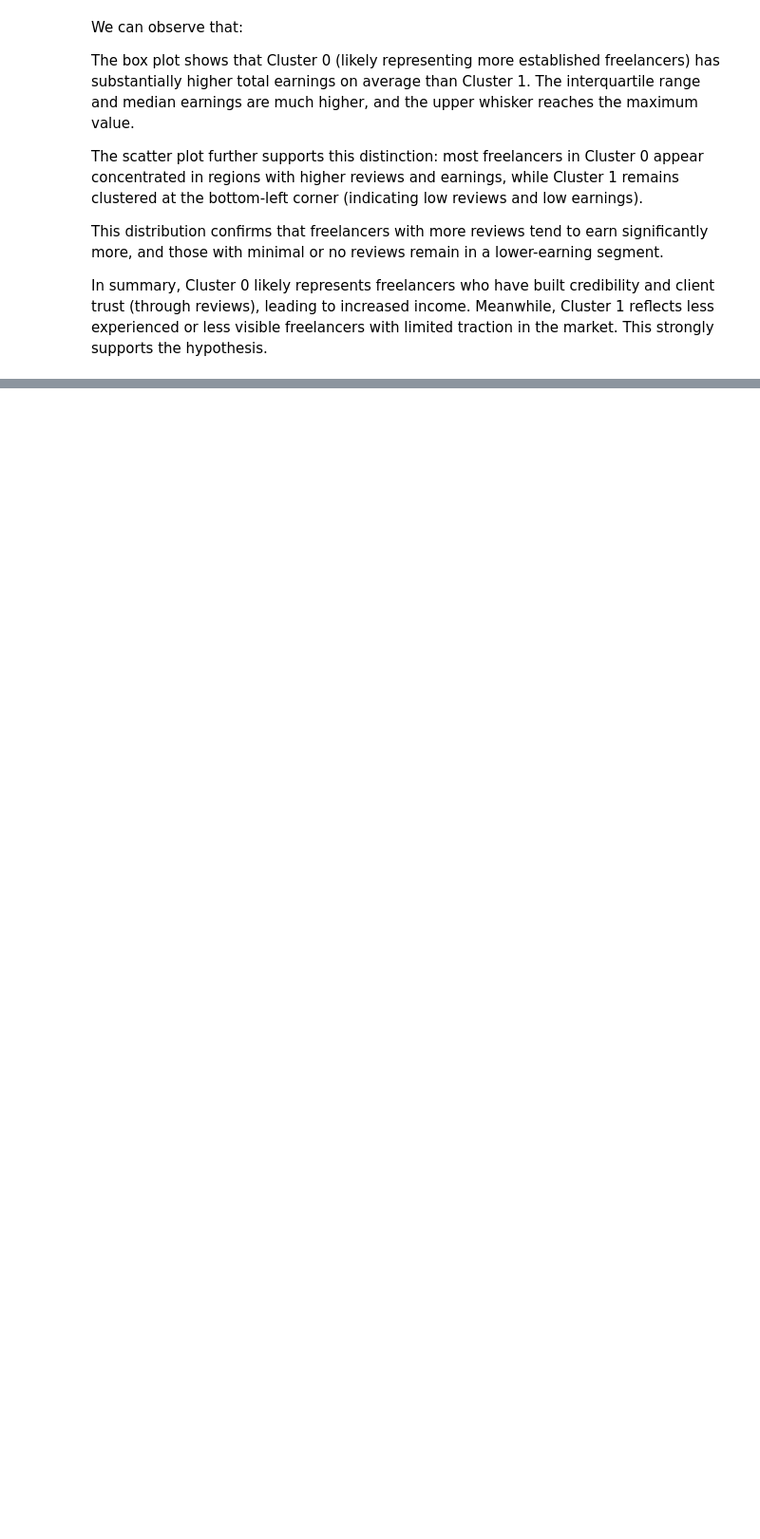
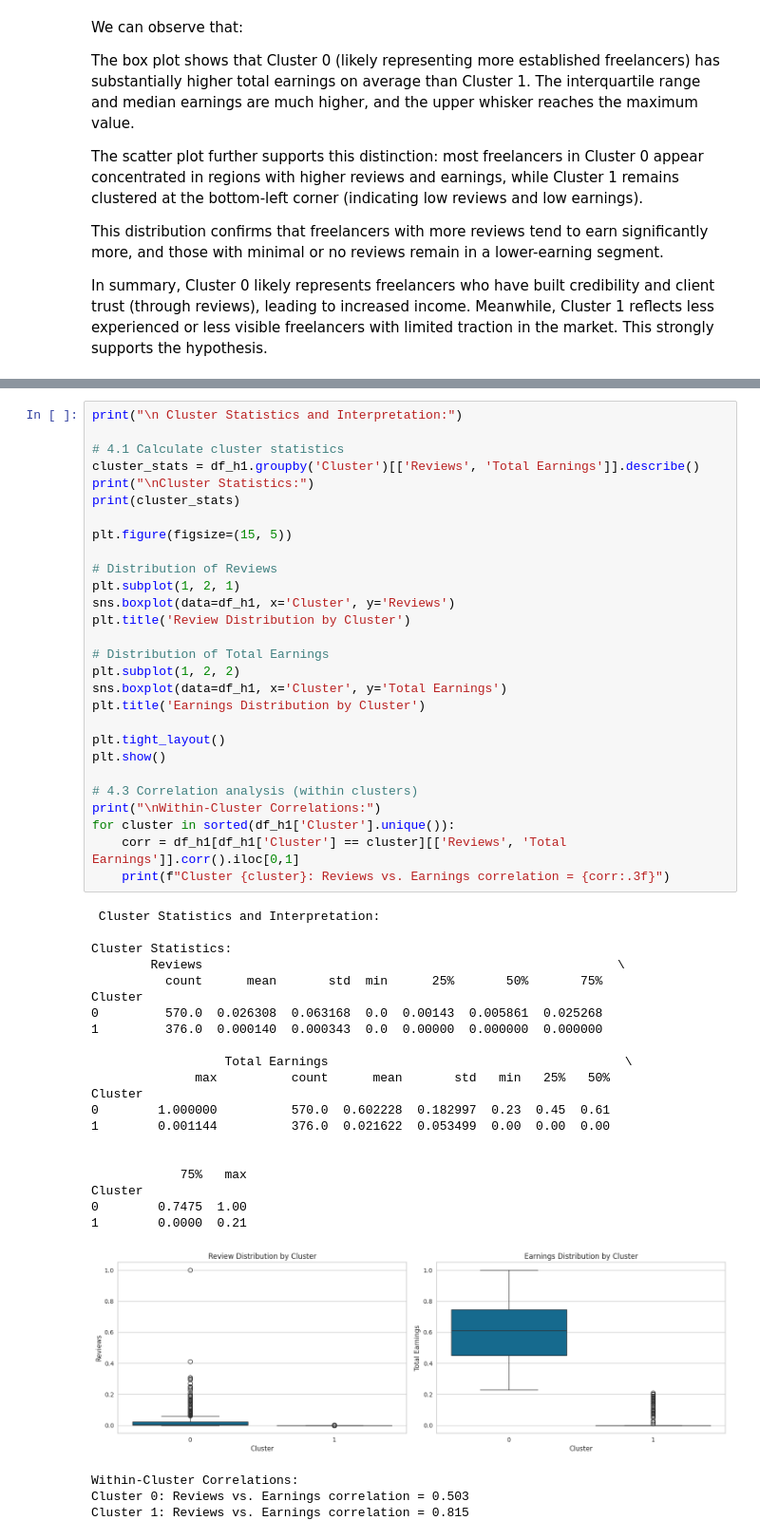
Before and after one commit to iRoseM/Freelancing-Trends--IT362, a Jupyter notebook: IT362_groub_6.ipynb, the cells around one changed output, grey strips where cells are left out. Shown at 95% size. Drawn from its saved outputs; the diff is of its cells as text; blank space fills up the shorter version.

```diff
--- a/IT362_groub_6.ipynb
+++ b/IT362_groub_6.ipynb
@@ -2369,0 +2386,53 @@ What It Means: Freelancers with more skills and higher earnings can be grouped,
+# %%
+print("\n Cluster Statistics and Interpretation:")
+
+# 4.1 Calculate cluster statistics
+cluster_stats = df_h1.groupby('Cluster')[['Reviews', 'Total Earnings']].describe()
+print("\nCluster Statistics:")
+print(cluster_stats)
+
+plt.figure(figsize=(15, 5))
+
+# Distribution of Reviews
+plt.subplot(1, 2, 1)
+sns.boxplot(data=df_h1, x='Cluster', y='Reviews')
+plt.title('Review Distribution by Cluster')
+
+# Distribution of Total Earnings
+plt.subplot(1, 2, 2)
+sns.boxplot(data=df_h1, x='Cluster', y='Total Earnings')
+plt.title('Earnings Distribution by Cluster')
+
+plt.tight_layout()
+plt.show()
+
+# 4.3 Correlation analysis (within clusters)
+print("\nWithin-Cluster Correlations:")
+for cluster in sorted(df_h1['Cluster'].unique()):
+    corr = df_h1[df_h1['Cluster'] == cluster][['Reviews', 'Total Earnings']].corr().iloc[0,1]
+    print(f"Cluster {cluster}: Reviews vs. Earnings correlation = {corr:.3f}")
+# %% [output]
+ Cluster Statistics and Interpretation:
+
+Cluster Statistics:
+        Reviews                                                        \
+          count      mean       std  min      25%       50%       75%
+Cluster
+0         570.0  0.026308  0.063168  0.0  0.00143  0.005861  0.025268
+1         376.0  0.000140  0.000343  0.0  0.00000  0.000000  0.000000
+
+                  Total Earnings                                        \
+              max          count      mean       std   min   25%   50%
+Cluster
+0        1.000000          570.0  0.602228  0.182997  0.23  0.45  0.61
+1        0.001144          376.0  0.021622  0.053499  0.00  0.00  0.00
+
+
+            75%   max
+Cluster
+0        0.7475  1.00
+1        0.0000  0.21
+[figure, added]
+Within-Cluster Correlations:
+Cluster 0: Reviews vs. Earnings correlation = 0.503
+Cluster 1: Reviews vs. Earnings correlation = 0.815
```
Also changed, not shown: parts of 52 cells of this notebook.
